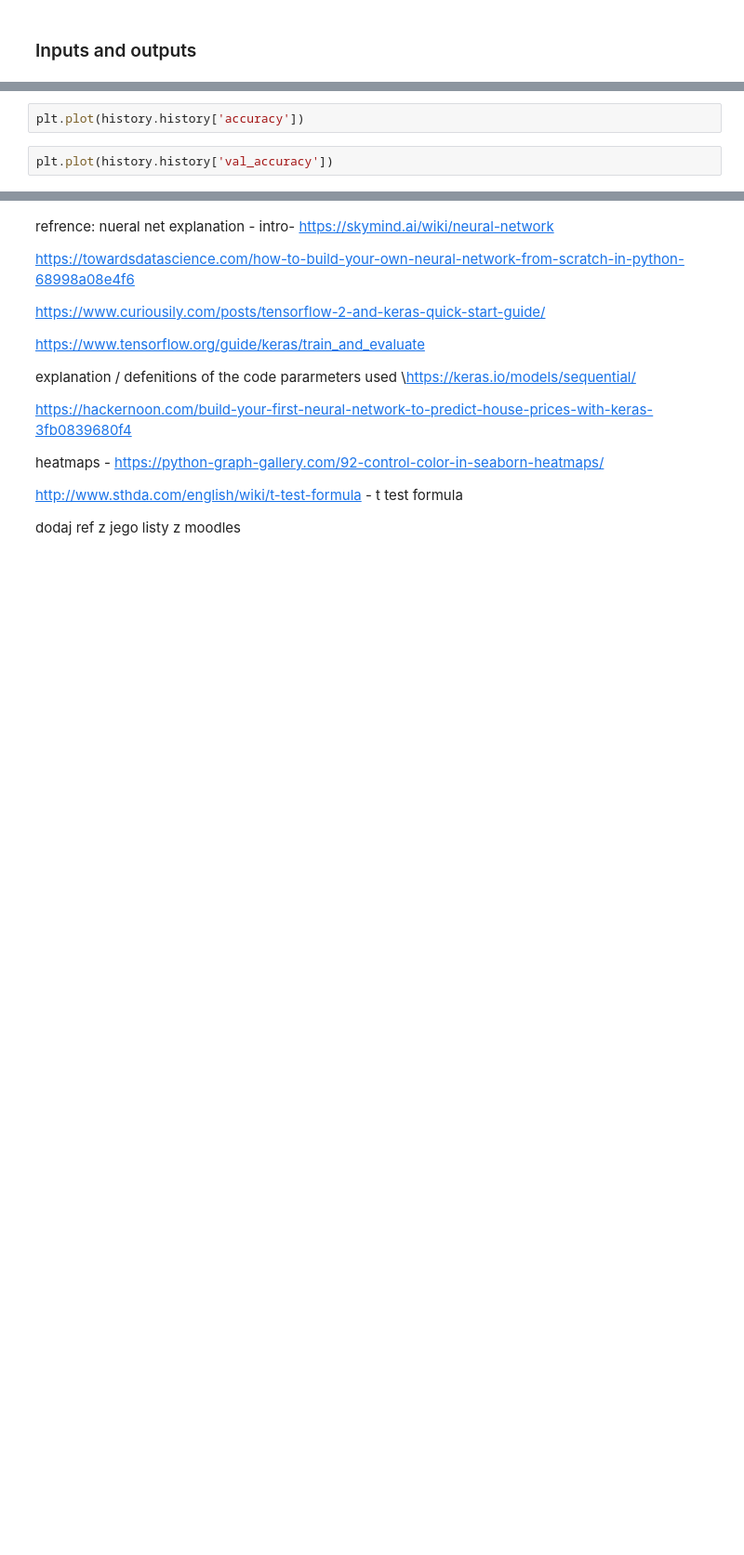
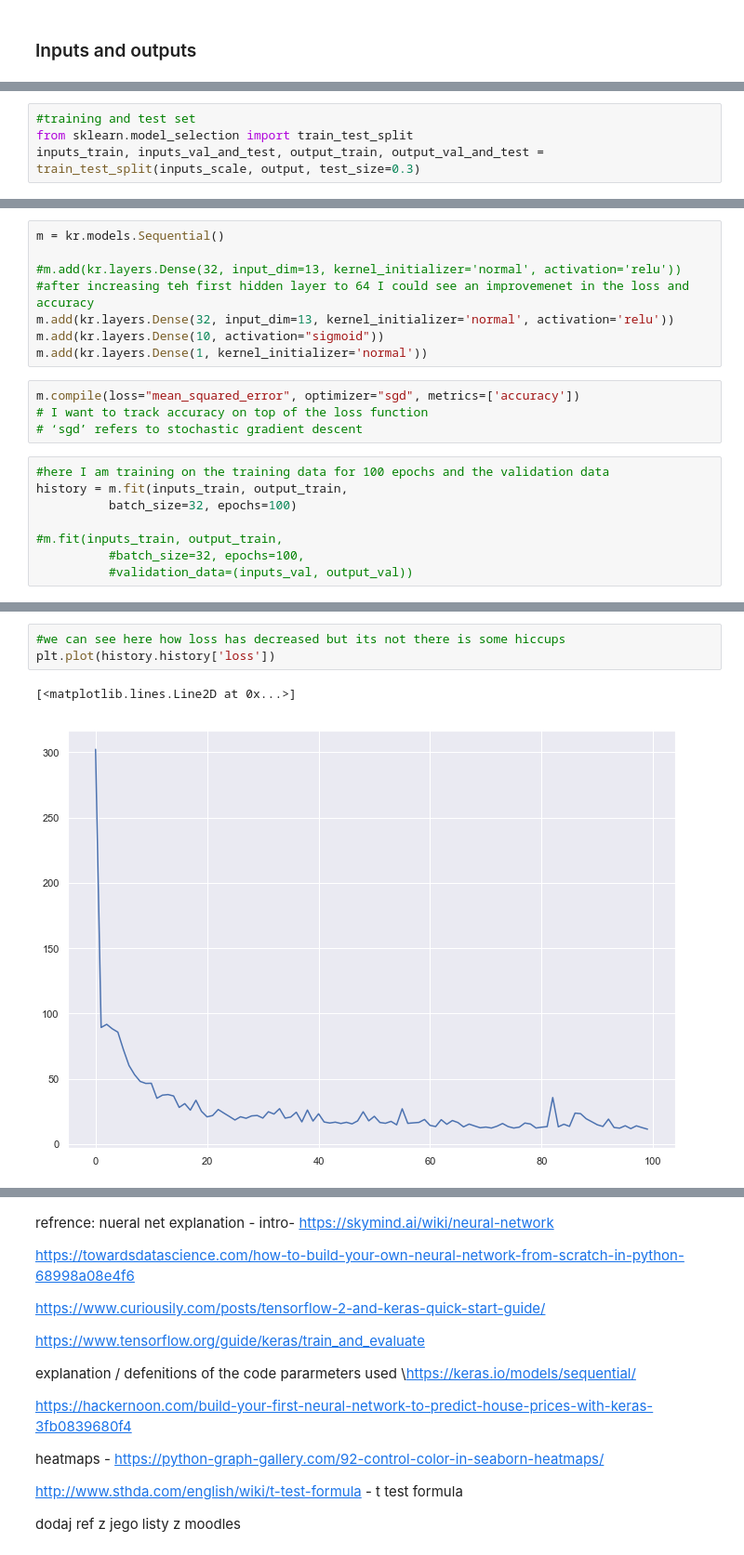
Before and after one commit to MartynaMisk/MachineLearnStat_Assessment, a Jupyter notebook: Project-HousePricing.ipynb, the cells around one changed output, grey strips where cells are left out. Shown at 93% size. Saved outputs shown, nothing was run; the diff lists cells and outputs as text; blank space fills up the shorter version.

```diff
--- a/Project-HousePricing.ipynb
+++ b/Project-HousePricing.ipynb
@@ -673,0 +530,4 @@ history = m.fit(
+# %%
+#training and test set
+from sklearn.model_selection import train_test_split
+inputs_train, inputs_val_and_test, output_train, output_val_and_test = train_test_split(inputs_scale, output, test_size=0.3)
@@ -673,0 +562,20 @@ history = m.fit(
+# %%
+m = kr.models.Sequential()
+
+#m.add(kr.layers.Dense(32, input_dim=13, kernel_initializer='normal', activation='relu'))
+#after increasing teh first hidden layer to 64 I could see an improvemenet in the loss and accuracy
+m.add(kr.layers.Dense(32, input_dim=13, kernel_initializer='normal', activation='relu'))
+m.add(kr.layers.Dense(10, activation="sigmoid"))
+m.add(kr.layers.Dense(1, kernel_initializer='normal'))
+# %%
+m.compile(loss="mean_squared_error", optimizer="sgd", metrics=['accuracy'])
+# I want to track accuracy on top of the loss function
+# ‘sgd’ refers to stochastic gradient descent
+# %%
+#here I am training on the training data for 100 epochs and the validation data
+history = m.fit(inputs_train, output_train,
+          batch_size=32, epochs=100)
+
+#m.fit(inputs_train, output_train,
+          #batch_size=32, epochs=100,
+          #validation_data=(inputs_val, output_val))
@@ -676,4 +606,6 @@ print(history.history.keys())
-# %%
-plt.plot(history.history['accuracy'])
-# %%
-plt.plot(history.history['val_accuracy'])
+# %%
+#we can see here how loss has decreased but its not there is some hiccups
+plt.plot(history.history['loss'])
+# %% [output]
+[<matplotlib.lines.Line2D at 0x...>]
+[figure, added]
```
Also changed, not shown: parts of 47 cells of this notebook.
